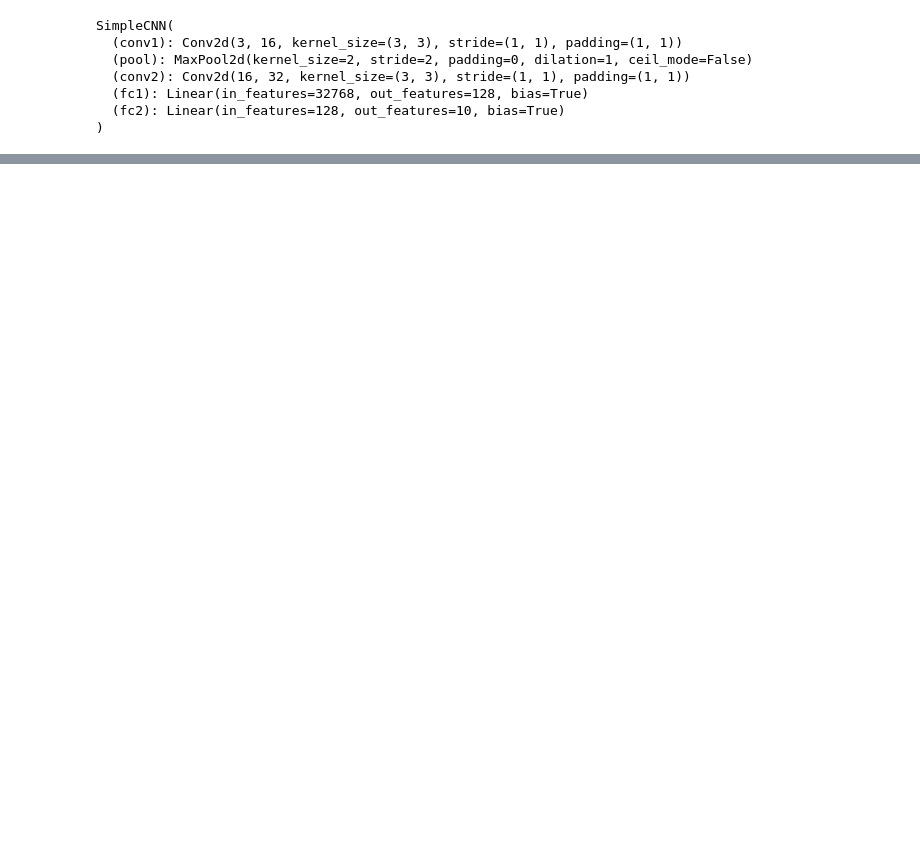
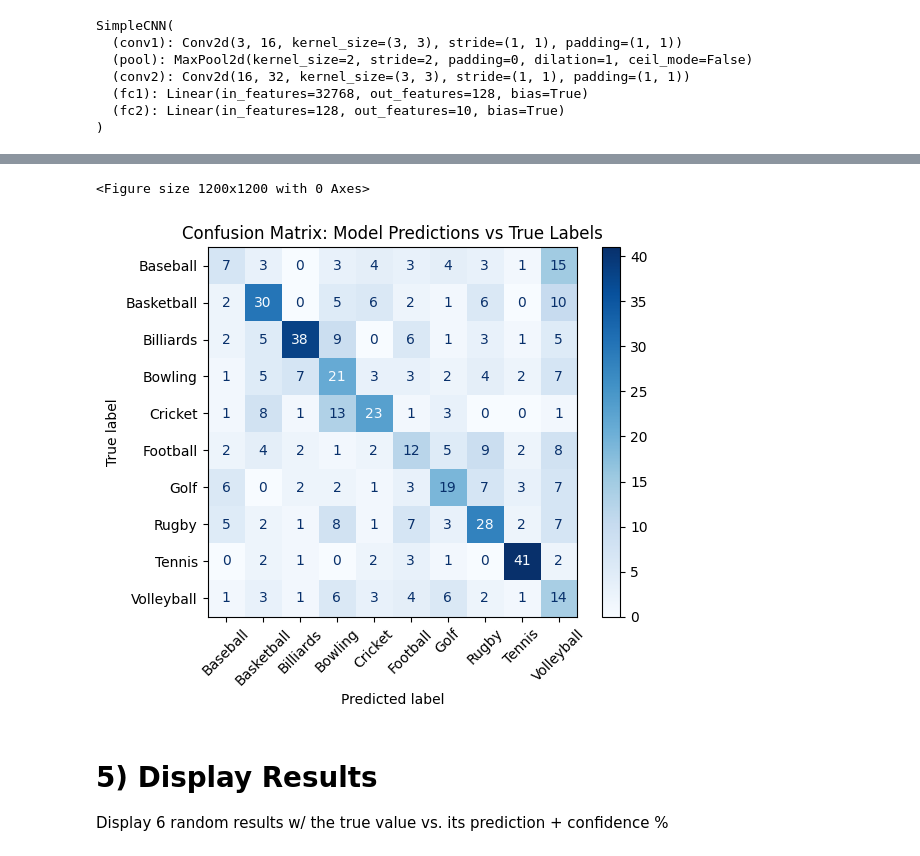
Before and after one commit to jessicayuan1/ai-skill-showcase, a Jupyter notebook: matthew_showcase.ipynb, the cells around one changed output, grey strips where cells are left out. Cells and saved outputs as stored; diff of their text form; code cells hidden in the pictures; blank space fills up the shorter version.

Commit message:
added confusion matrix

```diff
--- a/matthew_showcase.ipynb
+++ b/matthew_showcase.ipynb
@@ -41,5 +54,5 @@ Using device: cpu
 # %%
-data_path = os.path.join(path, "Sports-Ball-Dataset")
+data_path = os.path.join(dataset_path, "Sports-Ball-Dataset")
 
 # Transform
 transform = transforms.Compose([
@@ -104,5 +127,5 @@ optimizer = optim.Adam(model.parameters(), lr=0.001)
 # %%
-num_epochs = 8  # can be changed
+num_epochs = 10 # can be changed
 
 for epoch in range(num_epochs):
     model.train()
@@ -147,3 +176,35 @@ Test Accuracy: 45.61%
+# %%
+
+# put model in evaluation mode
+model.eval()
+
+all_preds = []
+all_labels = []
+
+with torch.no_grad():
+    for inputs, labels in test_loader:
+        inputs, labels = inputs.to(device), labels.to(device)
+        outputs = model(inputs)
+        _, preds = torch.max(outputs, 1)
+        all_preds.extend(preds.cpu().numpy())
+        all_labels.extend(labels.cpu().numpy())
+
+# compute confusion matrix
+cm = confusion_matrix(all_labels, all_preds)
+disp = ConfusionMatrixDisplay(confusion_matrix=cm, display_labels=full_dataset.classes)
+
+# plot confusion matrix
+plt.figure(figsize=(12,12))
+disp.plot(cmap=plt.cm.Blues, xticks_rotation=45)
+plt.title("Confusion Matrix: Model Predictions vs True Labels")
+plt.show()
+# %% [output]
+<Figure size 1200x1200 with 0 Axes>
+[figure, added]
+# %% [markdown]
+# 5) Display Results
+
+Display 6 random results w/ the true value vs. its prediction + confidence %
 # %%
 import random
 import torch
```
Also changed, not shown: parts of 13 cells of this notebook.
